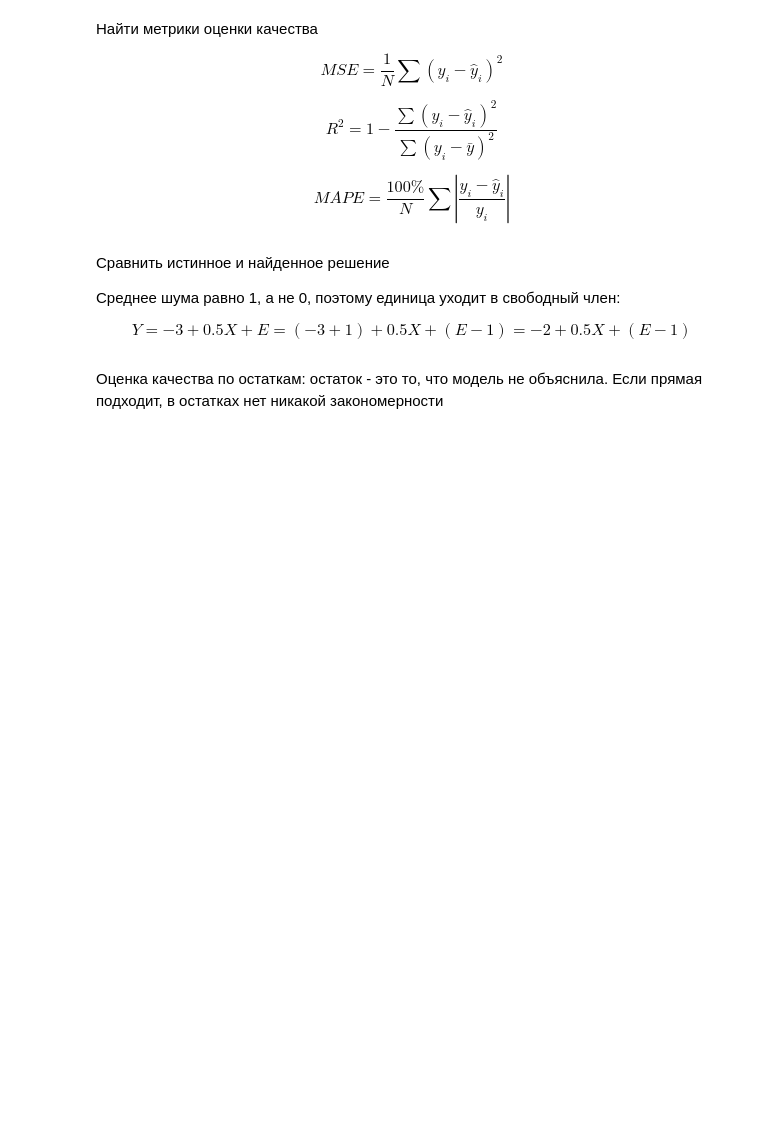
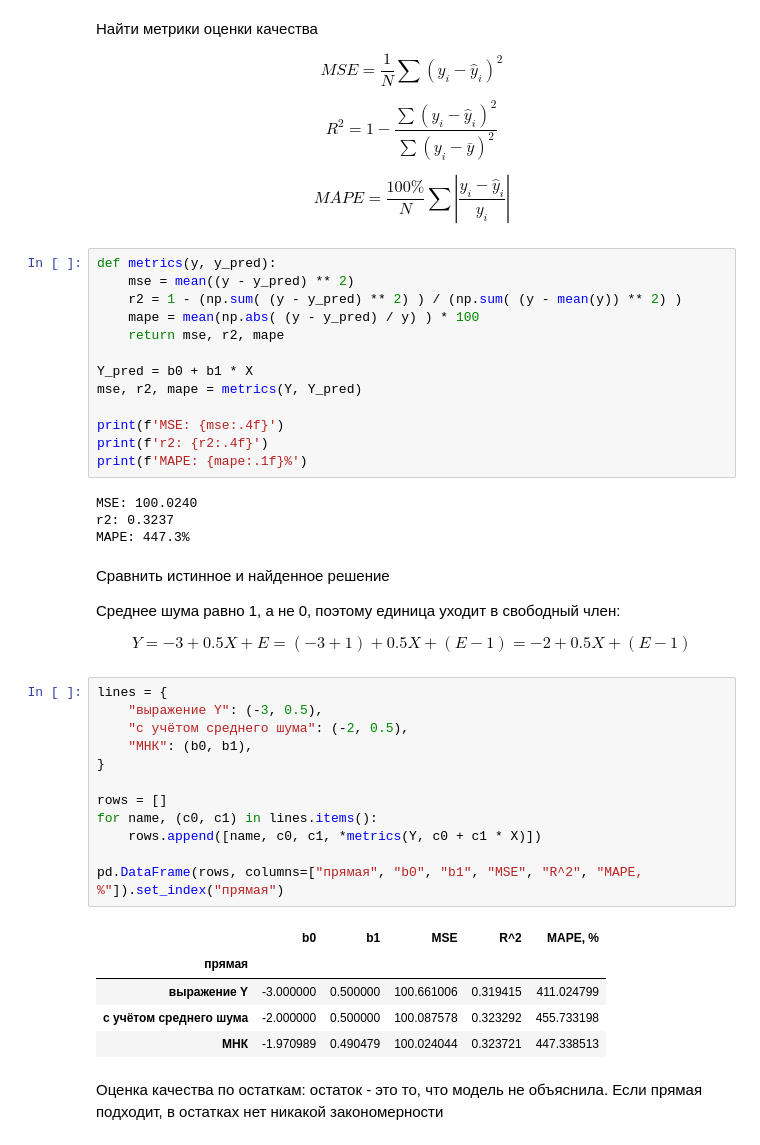
Before and after one commit to CompleWin/ml-journey, a Jupyter notebook: lessons/pavel/lab3/lab3_live.ipynb, the cells around one changed output. Drawn from its saved outputs; the diff is of its cells as text; blank space fills up the shorter version.

```diff
--- a/lessons/pavel/lab3/lab3_live.ipynb
+++ b/lessons/pavel/lab3/lab3_live.ipynb
@@ -35,12 +105,47 @@ $$MSE = \frac{1}{N} \sum (y_i - \hat{y}_i)^2$$
 $$R^2 = 1 - \frac{\sum (y_i - \hat{y}_i)^2}{\sum (y_i - \bar{y})^2}$$
 
 $$MAPE = \frac{100\%}{N} \sum \left| \frac{y_i - \hat{y}_i}{y_i} \right|$$
+# %%
+def metrics(y, y_pred):
+    mse = mean((y - y_pred) ** 2)
+    r2 = 1 - (np.sum( (y - y_pred) ** 2) ) / (np.sum( (y - mean(y)) ** 2) )
+    mape = mean(np.abs( (y - y_pred) / y) ) * 100
+    return mse, r2, mape
+
+Y_pred = b0 + b1 * X
+mse, r2, mape = metrics(Y, Y_pred)
+
+print(f'MSE: {mse:.4f}')
+print(f'r2: {r2:.4f}')
+print(f'MAPE: {mape:.1f}%')
+# %% [output]
+MSE: 100.0240
+r2: 0.3237
+MAPE: 447.3%
 # %% [markdown]
 Сравнить истинное и найденное решение
 
 Среднее шума равно 1, а не 0, поэтому единица уходит в свободный член:
 
 $$Y = -3 + 0.5X + E = (-3 + 1) + 0.5X + (E - 1) = -2 + 0.5X + (E - 1)$$
+# %%
+lines = {
+    "выражение Y": (-3, 0.5),
+    "с учётом среднего шума": (-2, 0.5),
+    "МНК": (b0, b1),
+}
+
+rows = []
+for name, (c0, c1) in lines.items():
+    rows.append([name, c0, c1, *metrics(Y, c0 + c1 * X)])
+
+pd.DataFrame(rows, columns=["прямая", "b0", "b1", "MSE", "R^2", "MAPE, %"]).set_index("прямая")
+# %% [output]
+|  | b0 | b1 | MSE | R^2 | MAPE, % |
+| прямая |  |  |  |  |  |
+| выражение Y | -3.000000 | 0.500000 | 100.661006 | 0.319415 | 411.024799 |
+| с учётом среднего шума | -2.000000 | 0.500000 | 100.087578 | 0.323292 | 455.733198 |
+| МНК | -1.970989 | 0.490479 | 100.024044 | 0.323721 | 447.338513 |
 # %% [markdown]
 Оценка качества по остаткам: остаток - это то, что модель не объяснила. Если прямая подходит, в остатках нет никакой закономерности
 # %% [markdown]
```
Also changed, not shown: parts of 5 cells of this notebook, 4 other files.
